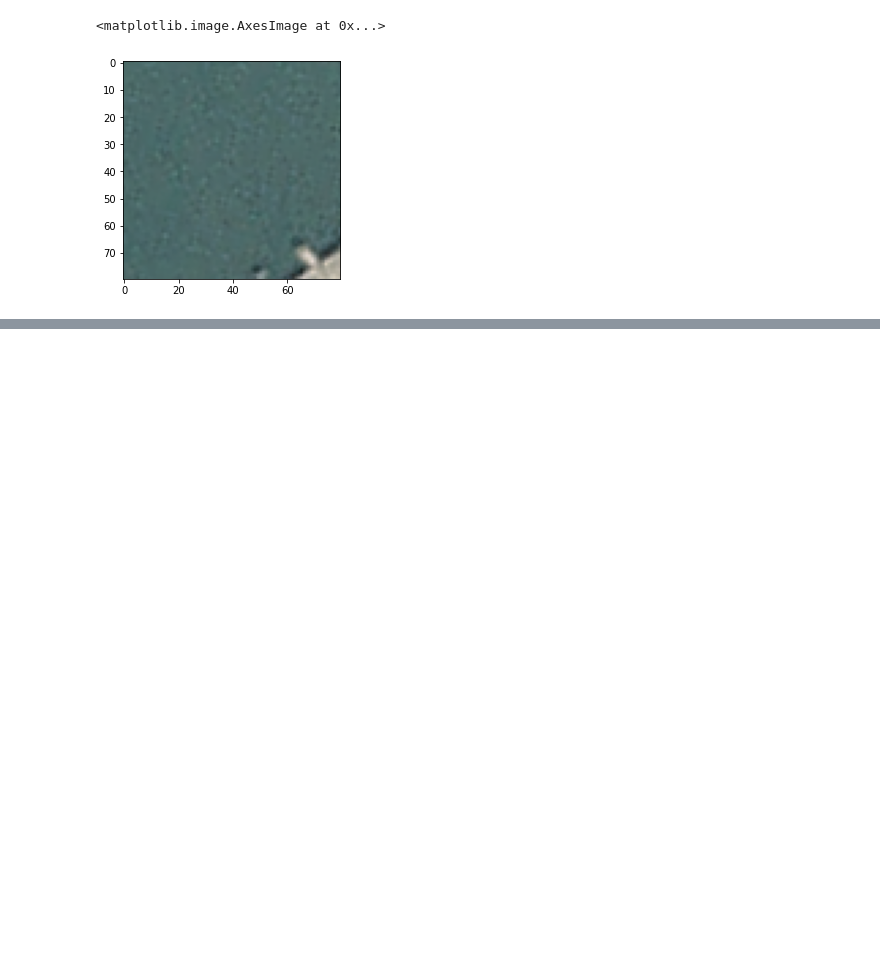
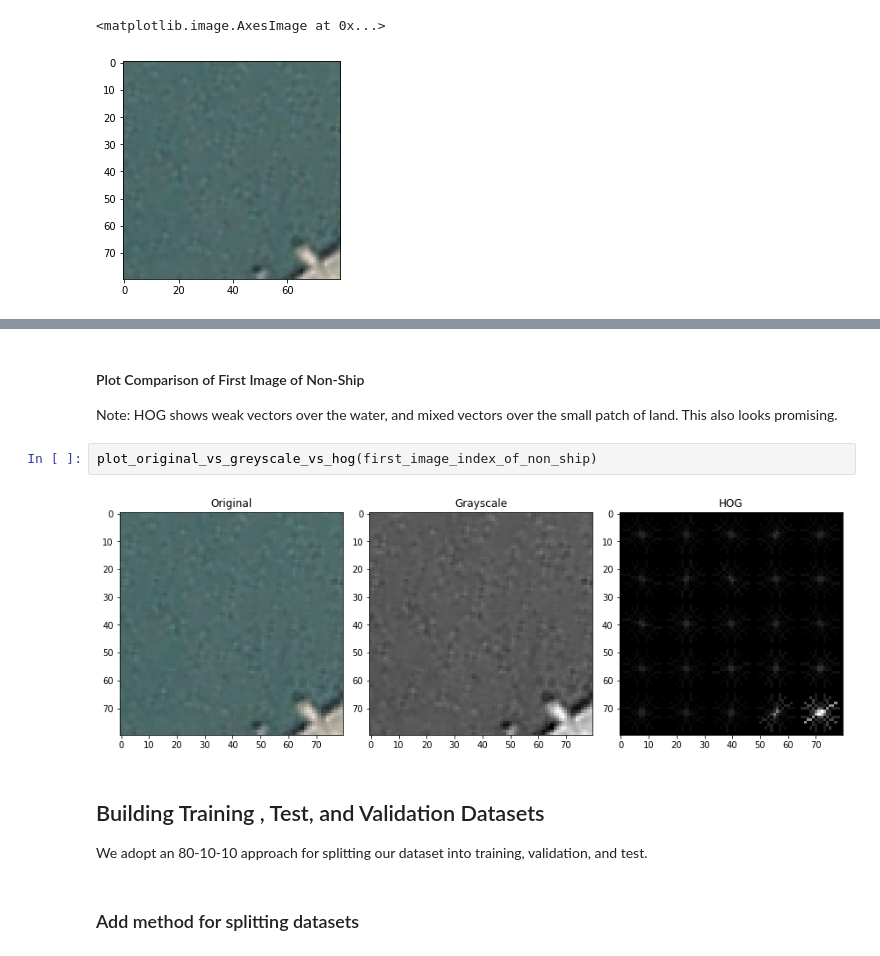
Before and after one commit to acolin02/EM213-Final_Project, a Jupyter notebook: Ship Analysis.ipynb, the cells around one changed output, grey strips where cells are left out. Cells and saved outputs as stored; diff of their text form; blank space fills up the shorter version.

```diff
--- a/Ship Analysis.ipynb
+++ b/Ship Analysis.ipynb
@@ -225,0 +358,13 @@ The first image of a non-ship is index 1000:
+# %% [markdown]
+#### Plot Comparison of First Image of Non-Ship
+Note: HOG shows weak vectors over the water, and mixed vectors over the small patch of land. This also looks promising.
+# %%
+plot_original_vs_greyscale_vs_hog(first_image_index_of_non_ship)
+# %% [output]
+[figure, added]
+# %% [markdown]
+## Building Training , Test, and Validation Datasets
+
+We adopt an 80-10-10 approach for splitting our dataset into training, validation, and test.
+# %% [markdown]
+### Add method for splitting datasets
```
Also changed, not shown: parts of 70 cells of this notebook.
